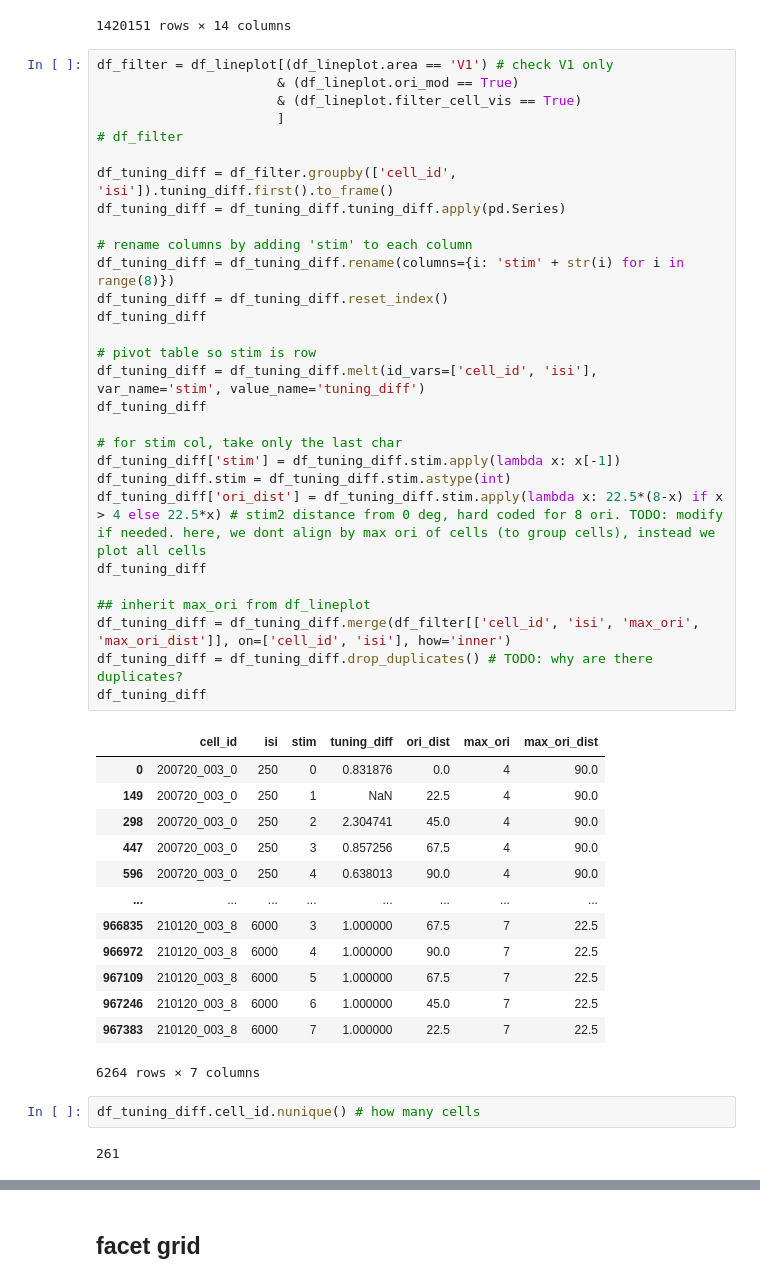
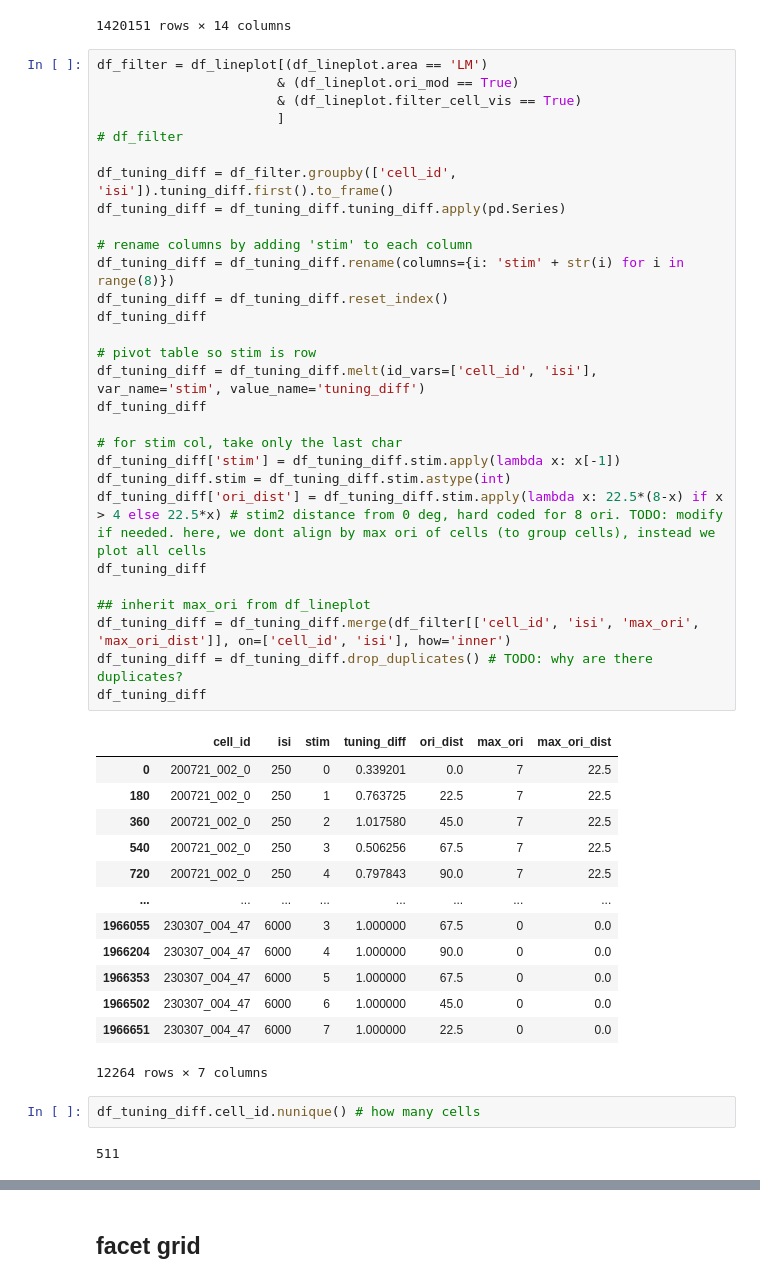
Before and after one commit to lanluo9/inter, a Jupyter notebook: scripts/ipynb/tuning_bias.ipynb, the cells around one changed output, grey strips where cells are left out. Saved outputs shown, nothing was run; the diff lists cells and outputs as text.

```diff
--- a/scripts/ipynb/tuning_bias.ipynb
+++ b/scripts/ipynb/tuning_bias.ipynb
@@ -1617,52 +1621,52 @@ df_lineplot
 | 1420150 | -0.079758 | 230309_003_32 | LI | False | R2 | 750 | 6 | False | 5 | ... |
 1420151 rows × 14 columns
 # %%
-df_filter = df_lineplot[(df_lineplot.area == 'V1') # check V1 only
+df_filter = df_lineplot[(df_lineplot.area == 'LM')
                        & (df_lineplot.ori_mod == True)
                        & (df_lineplot.filter_cell_vis == True)
                        ]
 # df_filter
 
 df_tuning_diff = df_filter.groupby(['cell_id', 'isi']).tuning_diff.first().to_frame()
 df_tuning_diff = df_tuning_diff.tuning_diff.apply(pd.Series)
 
 # rename columns by adding 'stim' to each column
 df_tuning_diff = df_tuning_diff.rename(columns={i: 'stim' + str(i) for i in range(8)})
 df_tuning_diff = df_tuning_diff.reset_index()
 df_tuning_diff
 
 # pivot table so stim is row
 df_tuning_diff = df_tuning_diff.melt(id_vars=['cell_id', 'isi'], var_name='stim', value_name='tuning_diff')
 df_tuning_diff
 
 # for stim col, take only the last char
 df_tuning_diff['stim'] = df_tuning_diff.stim.apply(lambda x: x[-1])
 df_tuning_diff.stim = df_tuning_diff.stim.astype(int)
 df_tuning_diff['ori_dist'] = df_tuning_diff.stim.apply(lambda x: 22.5*(8-x) if x > 4 else 22.5*x) # stim2 distance from 0 deg, hard coded for 8 ori. TODO: modify if needed. here, we dont align by max ori of cells (to group cells), instead we plot all cells
 df_tuning_diff
 
 ## inherit max_ori from df_lineplot
 df_tuning_diff = df_tuning_diff.merge(df_filter[['cell_id', 'isi', 'max_ori', 'max_ori_dist']], on=['cell_id', 'isi'], how='inner')
 df_tuning_diff = df_tuning_diff.drop_duplicates() # TODO: why are there duplicates?
 df_tuning_diff
 # %% [output]
 |  | cell_id | isi | stim | tuning_diff | ori_dist | max_ori | max_ori_dist |
-| 0 | 200720_003_0 | 250 | 0 | 0.831876 | 0.0 | 4 | 90.0 |
-| 149 | 200720_003_0 | 250 | 1 | NaN | 22.5 | 4 | 90.0 |
-| 298 | 200720_003_0 | 250 | 2 | 2.304741 | 45.0 | 4 | 90.0 |
-| 447 | 200720_003_0 | 250 | 3 | 0.857256 | 67.5 | 4 | 90.0 |
-| 596 | 200720_003_0 | 250 | 4 | 0.638013 | 90.0 | 4 | 90.0 |
+| 0 | 200721_002_0 | 250 | 0 | 0.339201 | 0.0 | 7 | 22.5 |
+| 180 | 200721_002_0 | 250 | 1 | 0.763725 | 22.5 | 7 | 22.5 |
+| 360 | 200721_002_0 | 250 | 2 | 1.017580 | 45.0 | 7 | 22.5 |
+| 540 | 200721_002_0 | 250 | 3 | 0.506256 | 67.5 | 7 | 22.5 |
+| 720 | 200721_002_0 | 250 | 4 | 0.797843 | 90.0 | 7 | 22.5 |
 | ... | ... | ... | ... | ... | ... | ... | ... |
-| 966835 | 210120_003_8 | 6000 | 3 | 1.000000 | 67.5 | 7 | 22.5 |
-| 966972 | 210120_003_8 | 6000 | 4 | 1.000000 | 90.0 | 7 | 22.5 |
-| 967109 | 210120_003_8 | 6000 | 5 | 1.000000 | 67.5 | 7 | 22.5 |
-| 967246 | 210120_003_8 | 6000 | 6 | 1.000000 | 45.0 | 7 | 22.5 |
-| 967383 | 210120_003_8 | 6000 | 7 | 1.000000 | 22.5 | 7 | 22.5 |
+| 1966055 | 230307_004_47 | 6000 | 3 | 1.000000 | 67.5 | 0 | 0.0 |
+| 1966204 | 230307_004_47 | 6000 | 4 | 1.000000 | 90.0 | 0 | 0.0 |
+| 1966353 | 230307_004_47 | 6000 | 5 | 1.000000 | 67.5 | 0 | 0.0 |
+| 1966502 | 230307_004_47 | 6000 | 6 | 1.000000 | 45.0 | 0 | 0.0 |
+| 1966651 | 230307_004_47 | 6000 | 7 | 1.000000 | 22.5 | 0 | 0.0 |
-6264 rows × 7 columns
+12264 rows × 7 columns
 # %%
 df_tuning_diff.cell_id.nunique() # how many cells
 # %% [output]
-261
+511
 # %%
 ## map with dict
 ori_dist_bin = {0:0,
```
Also changed, not shown: parts of 6 cells of this notebook, 1 other file.
